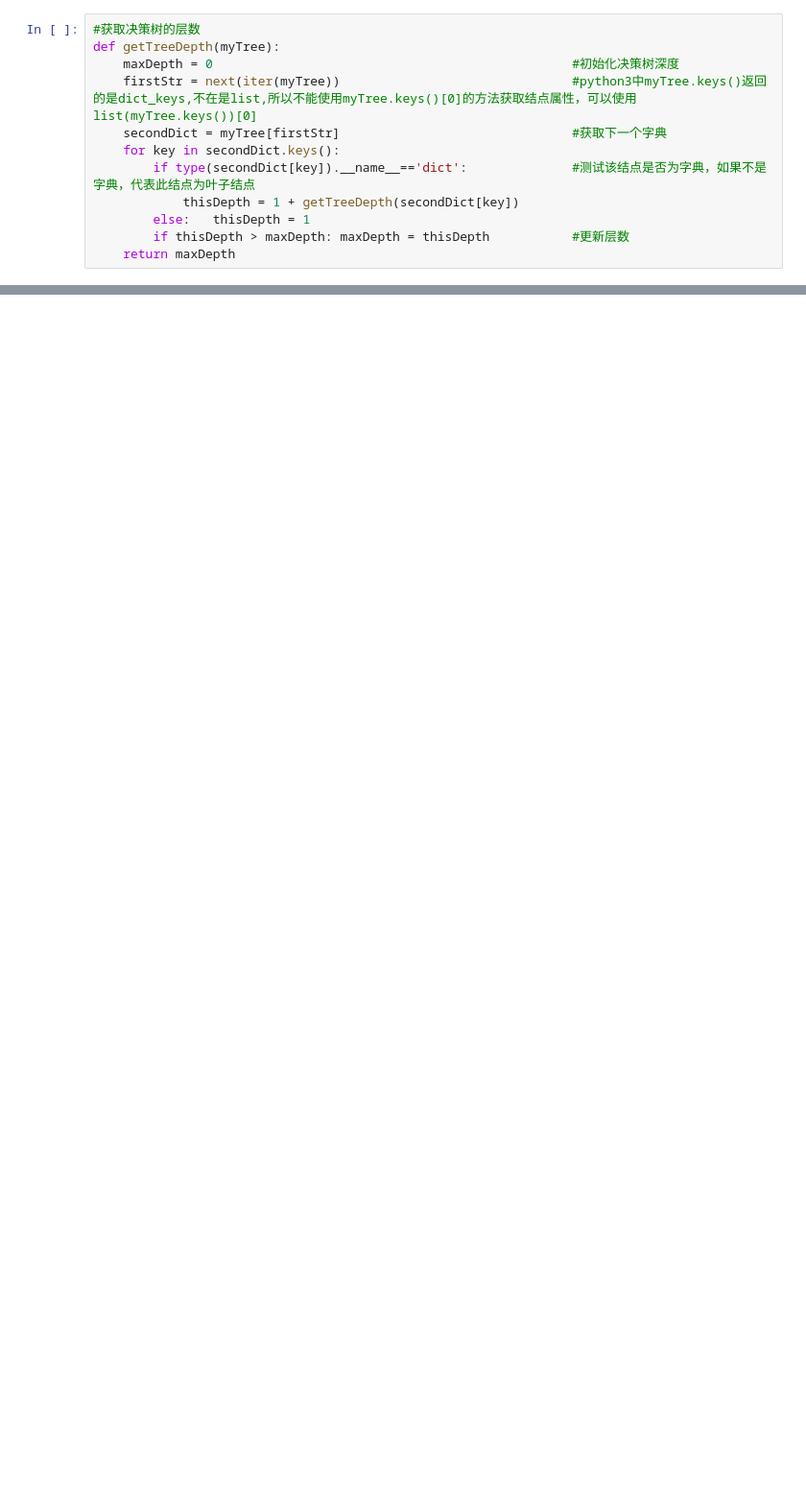
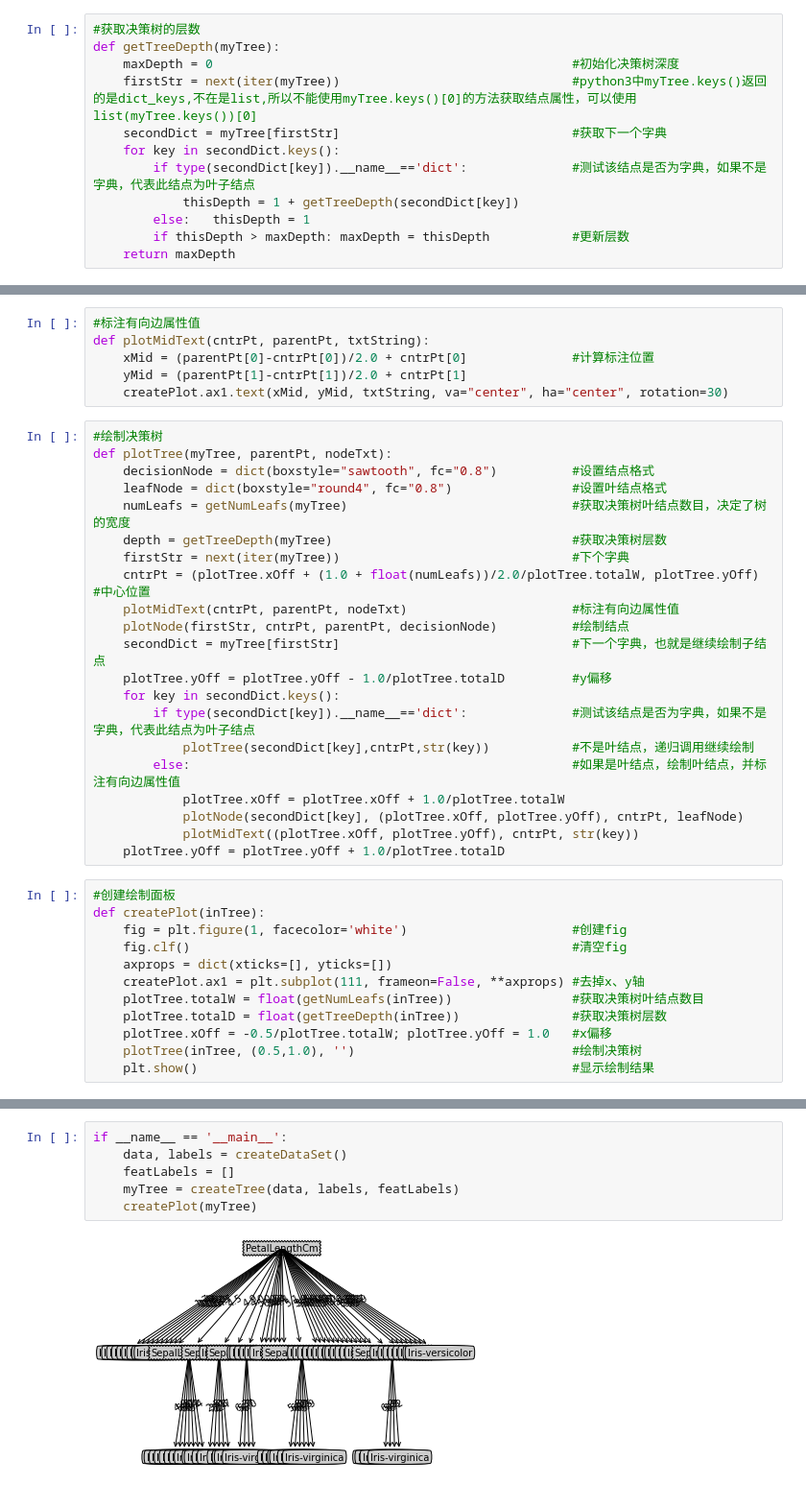
Before and after one commit to NeoWood/ML, a Jupyter notebook: Chapter_2.ipynb, the cells around one changed output, grey strips where cells are left out. Shown: that part at 96% size. Saved outputs shown, nothing was run; the diff lists cells and outputs as text; blank space fills up the shorter version.

```diff
--- a/Chapter_2.ipynb
+++ b/Chapter_2.ipynb
@@ -134,0 +123,39 @@ def getTreeDepth(myTree):
+# %%
+#标注有向边属性值
+def plotMidText(cntrPt, parentPt, txtString):
+	xMid = (parentPt[0]-cntrPt[0])/2.0 + cntrPt[0]				#计算标注位置
+	yMid = (parentPt[1]-cntrPt[1])/2.0 + cntrPt[1]
+	createPlot.ax1.text(xMid, yMid, txtString, va="center", ha="center", rotation=30)
+# %%
+#绘制决策树
+def plotTree(myTree, parentPt, nodeTxt):
+	decisionNode = dict(boxstyle="sawtooth", fc="0.8")			#设置结点格式
+	leafNode = dict(boxstyle="round4", fc="0.8")				#设置叶结点格式
+	numLeafs = getNumLeafs(myTree)  							#获取决策树叶结点数目，决定了树的宽度
+	depth = getTreeDepth(myTree)								#获取决策树层数
+	firstStr = next(iter(myTree))								#下个字典
+	cntrPt = (plotTree.xOff + (1.0 + float(numLeafs))/2.0/plotTree.totalW, plotTree.yOff)	#中心位置
+	plotMidText(cntrPt, parentPt, nodeTxt)						#标注有向边属性值
+	plotNode(firstStr, cntrPt, parentPt, decisionNode)			#绘制结点
+	secondDict = myTree[firstStr]								#下一个字典，也就是继续绘制子结点
+	plotTree.yOff = plotTree.yOff - 1.0/plotTree.totalD			#y偏移
+	for key in secondDict.keys():
+		if type(secondDict[key]).__name__=='dict':				#测试该结点是否为字典，如果不是字典，代表此结点为叶子结点
+			plotTree(secondDict[key],cntrPt,str(key))        	#不是叶结点，递归调用继续绘制
+		else:													#如果是叶结点，绘制叶结点，并标注有向边属性值
+			plotTree.xOff = plotTree.xOff + 1.0/plotTree.totalW
+			plotNode(secondDict[key], (plotTree.xOff, plotTree.yOff), cntrPt, leafNode)
+			plotMidText((plotTree.xOff, plotTree.yOff), cntrPt, str(key))
+	plotTree.yOff = plotTree.yOff + 1.0/plotTree.totalD
+# %%
+#创建绘制面板
+def createPlot(inTree):
+    fig = plt.figure(1, facecolor='white')						#创建fig
+    fig.clf()													#清空fig
+    axprops = dict(xticks=[], yticks=[])
+    createPlot.ax1 = plt.subplot(111, frameon=False, **axprops) #去掉x、y轴
+    plotTree.totalW = float(getNumLeafs(inTree))				#获取决策树叶结点数目
+    plotTree.totalD = float(getTreeDepth(inTree))				#获取决策树层数
+    plotTree.xOff = -0.5/plotTree.totalW; plotTree.yOff = 1.0	#x偏移
+    plotTree(inTree, (0.5,1.0), '')								#绘制决策树
+    plt.show()													#显示绘制结果
@@ -134,0 +174,8 @@ def getTreeDepth(myTree):
+# %%
+if __name__ == '__main__':
+	data, labels = createDataSet()
+	featLabels = []
+	myTree = createTree(data, labels, featLabels)
+	createPlot(myTree)
+# %% [output]
+[figure, added]
```
Also changed, not shown: parts of 12 cells of this notebook, 4 other files.
